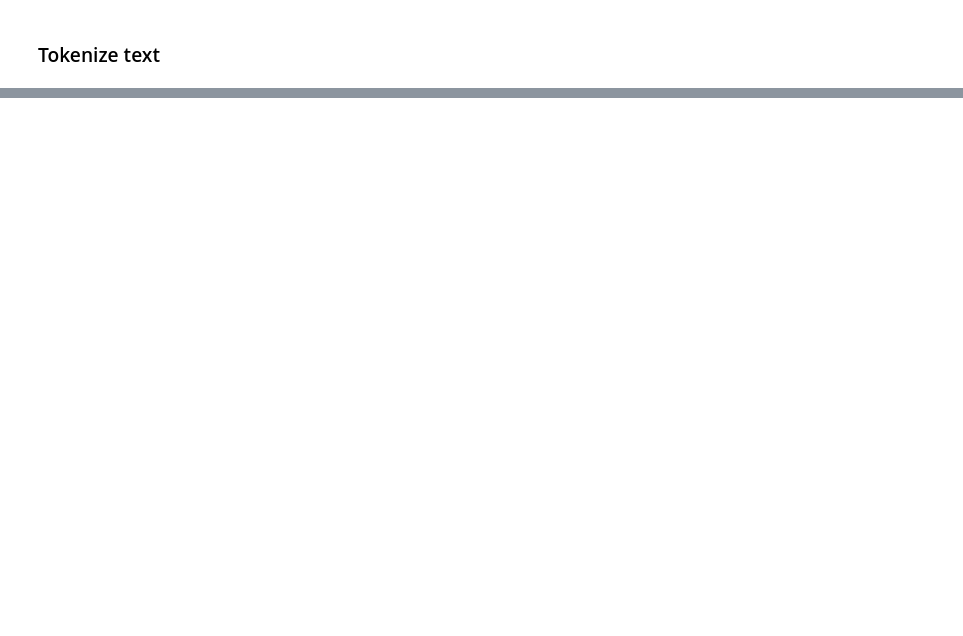
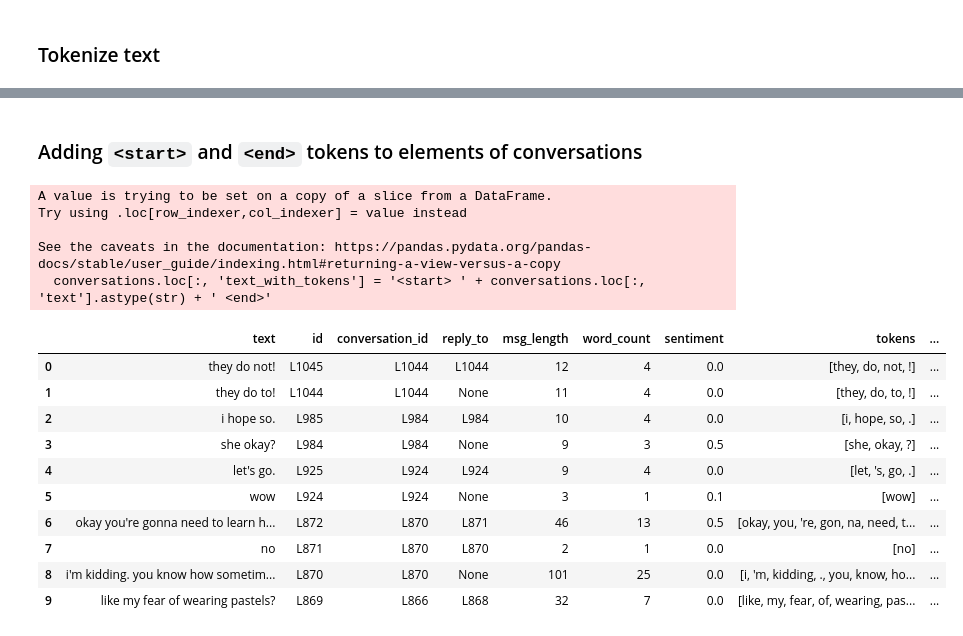
Before and after one commit to Tomas4python/chatbot, a Jupyter notebook: 01_preprocess_dataset-keras.ipynb, the cells around one changed output, grey strips where cells are left out. Saved outputs shown, nothing was run; the diff lists cells and outputs as text; code cells hidden in the pictures; blank space fills up the shorter version.

```diff
--- a/01_preprocess_dataset.ipynb
+++ b/01_preprocess_dataset-keras.ipynb
@@ -537,0 +584,22 @@ Format data to be suitable for chatbot training.
+# %% [markdown]
+### Adding `<start>` and `<end>` tokens to elements of conversations
+# %%
+conversations.loc[:, 'text_with_tokens'] = '<start> ' + conversations.loc[:, 'text'].astype(str) + ' <end>'
+conversations.head(10)
+# %% [output]
+A value is trying to be set on a copy of a slice from a DataFrame.
+Try using .loc[row_indexer,col_indexer] = value instead
+
+See the caveats in the documentation: https://pandas.pydata.org/pandas-docs/stable/user_guide/indexing.html#returning-a-view-versus-a-copy
+  conversations.loc[:, 'text_with_tokens'] = '<start> ' + conversations.loc[:, 'text'].astype(str) + ' <end>'
+|  | text | id | conversation_id | reply_to | msg_length | word_count | sentiment | tokens | ... |
+| 0 | they do not! | L1045 | L1044 | L1044 | 12 | 4 | 0.0 | [they, do, not, !] | ... |
+| 1 | they do to! | L1044 | L1044 | None | 11 | 4 | 0.0 | [they, do, to, !] | ... |
+| 2 | i hope so. | L985 | L984 | L984 | 10 | 4 | 0.0 | [i, hope, so, .] | ... |
+| 3 | she okay? | L984 | L984 | None | 9 | 3 | 0.5 | [she, okay, ?] | ... |
+| 4 | let's go. | L925 | L924 | L924 | 9 | 4 | 0.0 | [let, 's, go, .] | ... |
+| 5 | wow | L924 | L924 | None | 3 | 1 | 0.1 | [wow] | ... |
+| 6 | okay you're gonna need to learn h... | L872 | L870 | L871 | 46 | 13 | 0.5 | [okay, you, 're, gon, na, need, t... | ... |
+| 7 | no | L871 | L870 | L870 | 2 | 1 | 0.0 | [no] | ... |
+| 8 | i'm kidding. you know how sometim... | L870 | L870 | None | 101 | 25 | 0.0 | [i, 'm, kidding, ., you, know, ho... | ... |
+| 9 | like my fear of wearing pastels? | L869 | L866 | L868 | 32 | 7 | 0.0 | [like, my, fear, of, wearing, pas... | ... |
```
Also changed, not shown: parts of 47 cells of this notebook, 2 other files.
